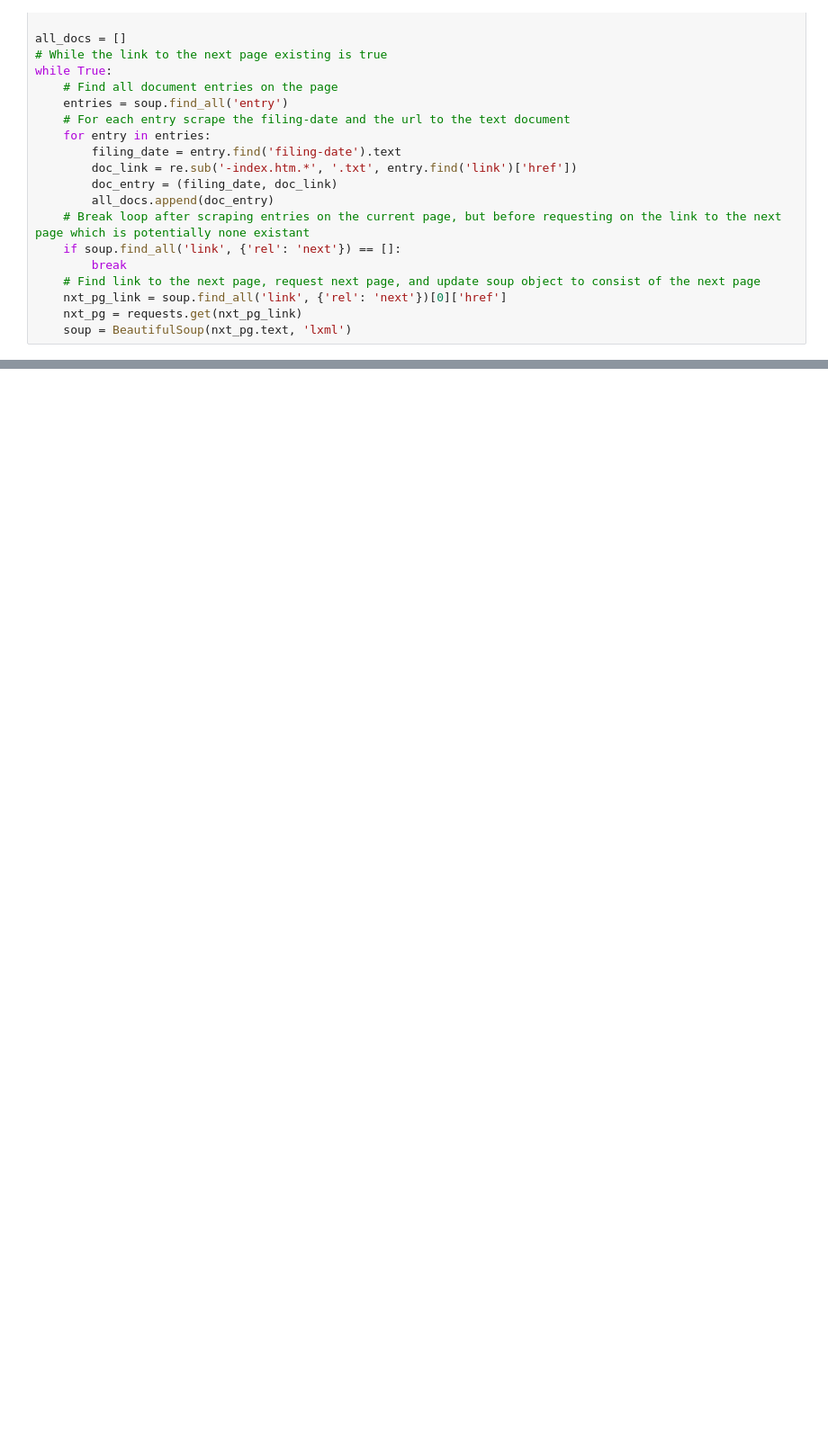
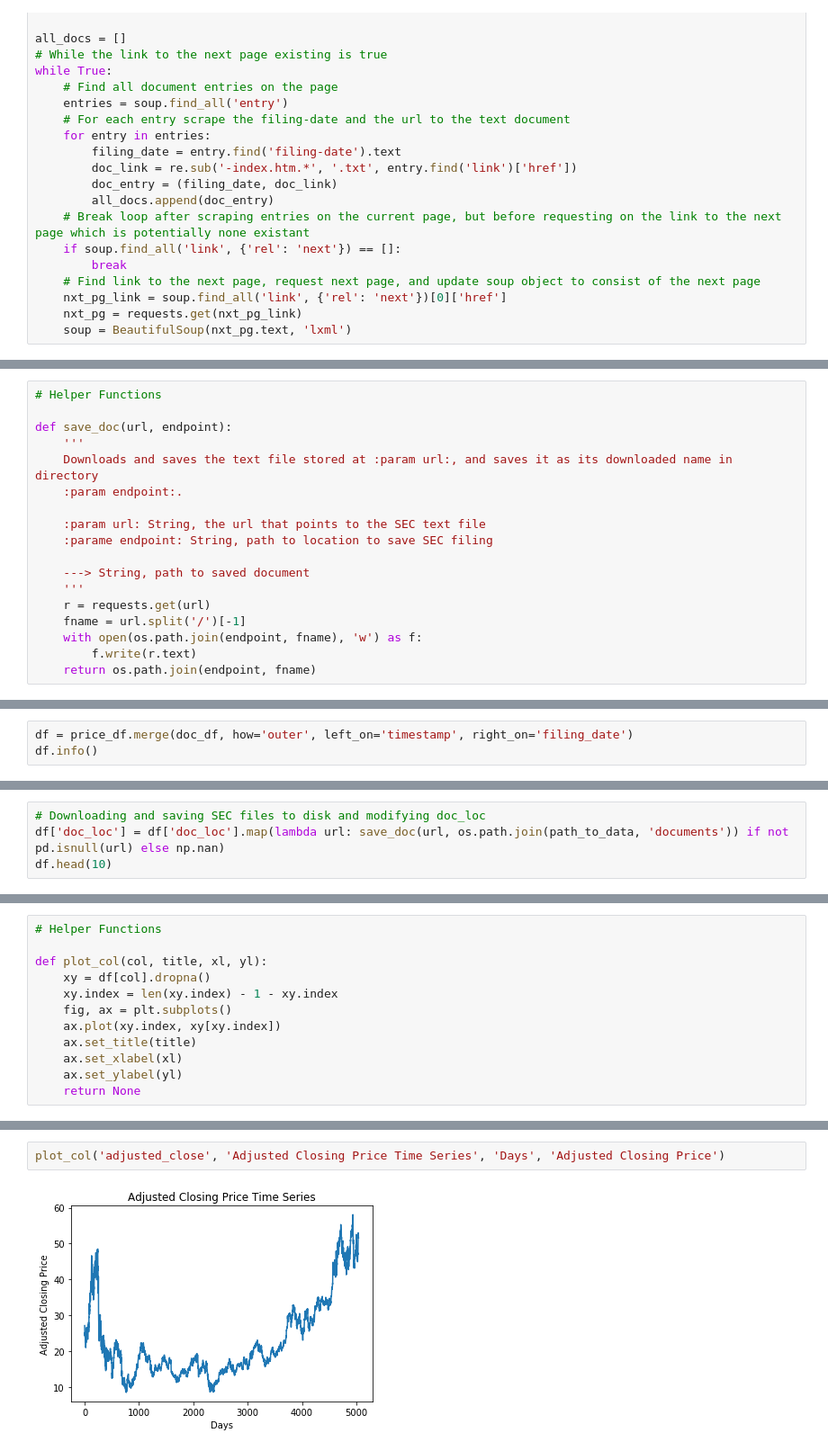
Before and after one commit to Evbor/Stock_Analysis, a Jupyter notebook: research/FinTech.ipynb, the cells around one changed output, grey strips where cells are left out. Shown: that part at 90% size. Cells and saved outputs as stored; diff of their text form; blank space fills up the shorter version.

```diff
--- a/research/FinTech.ipynb
+++ b/research/FinTech.ipynb
@@ -130,0 +130,18 @@ doc_df.head()
+# %%
+# Helper Functions
+
+def save_doc(url, endpoint):
+    '''
+    Downloads and saves the text file stored at :param url:, and saves it as its downloaded name in directory
+    :param endpoint:.
+
+    :param url: String, the url that points to the SEC text file
+    :parame endpoint: String, path to location to save SEC filing
+
+    ---> String, path to saved document
+    '''
+    r = requests.get(url)
+    fname = url.split('/')[-1]
+    with open(os.path.join(endpoint, fname), 'w') as f:
+        f.write(r.text)
+    return os.path.join(endpoint, fname)
@@ -130,0 +150,3 @@ doc_df.head()
+# %%
+df = price_df.merge(doc_df, how='outer', left_on='timestamp', right_on='filing_date')
+df.info()
@@ -153,0 +212,4 @@ SyntaxError: duplicate argument 'foo' in function definition (<ipython-input-77-
+# %%
+# Downloading and saving SEC files to disk and modifying doc_loc
+df['doc_loc'] = df['doc_loc'].map(lambda url: save_doc(url, os.path.join(path_to_data, 'documents')) if not pd.isnull(url) else np.nan)
+df.head(10)
@@ -153,0 +235,12 @@ SyntaxError: duplicate argument 'foo' in function definition (<ipython-input-77-
+# %%
+# Helper Functions
+
+def plot_col(col, title, xl, yl):
+    xy = df[col].dropna()
+    xy.index = len(xy.index) - 1 - xy.index
+    fig, ax = plt.subplots()
+    ax.plot(xy.index, xy[xy.index])
+    ax.set_title(title)
+    ax.set_xlabel(xl)
+    ax.set_ylabel(yl)
+    return None
@@ -153,0 +296,4 @@ SyntaxError: duplicate argument 'foo' in function definition (<ipython-input-77-
+# %%
+plot_col('adjusted_close', 'Adjusted Closing Price Time Series', 'Days', 'Adjusted Closing Price')
+# %% [output]
+[figure, added]
```
Also changed, not shown: parts of 27 cells of this notebook.
